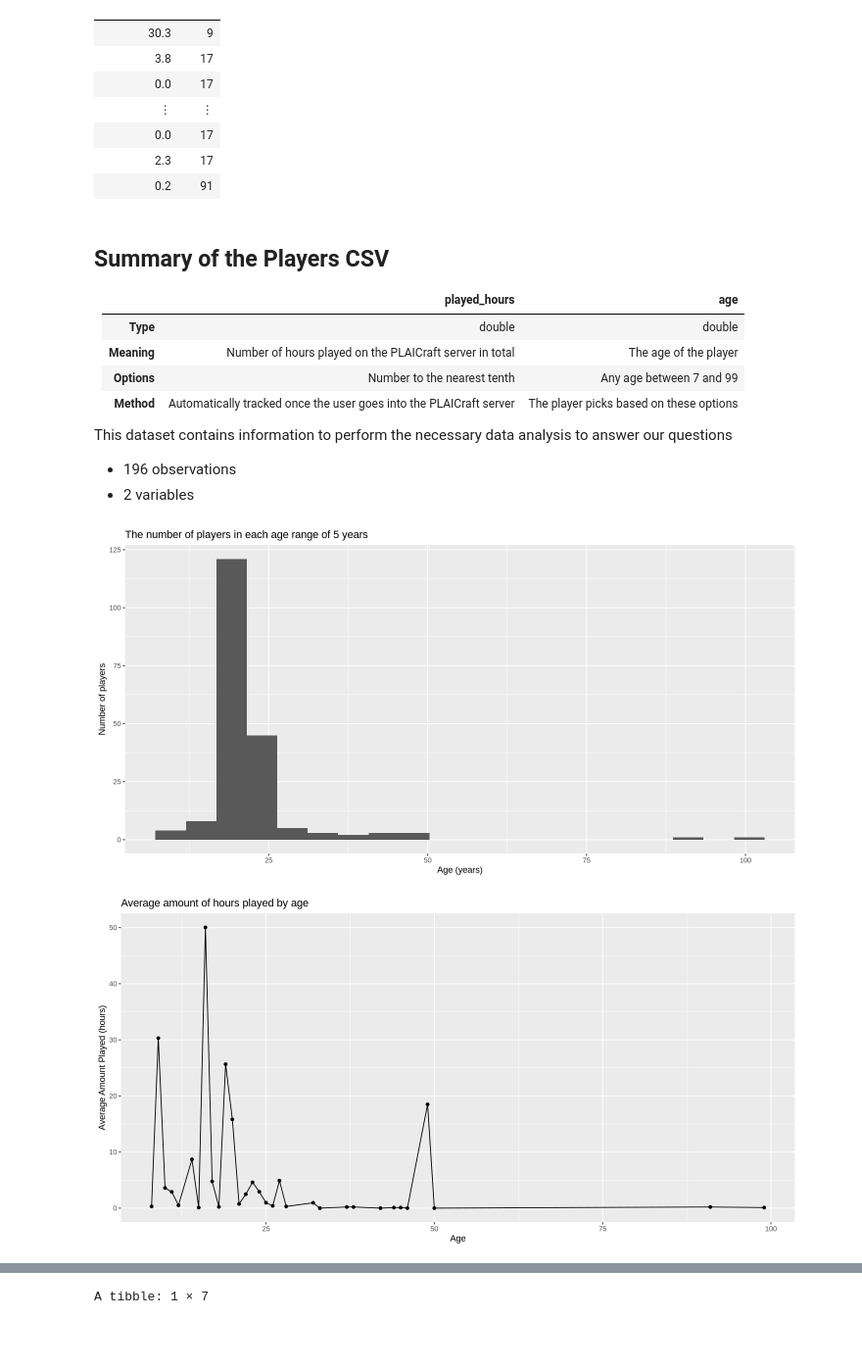
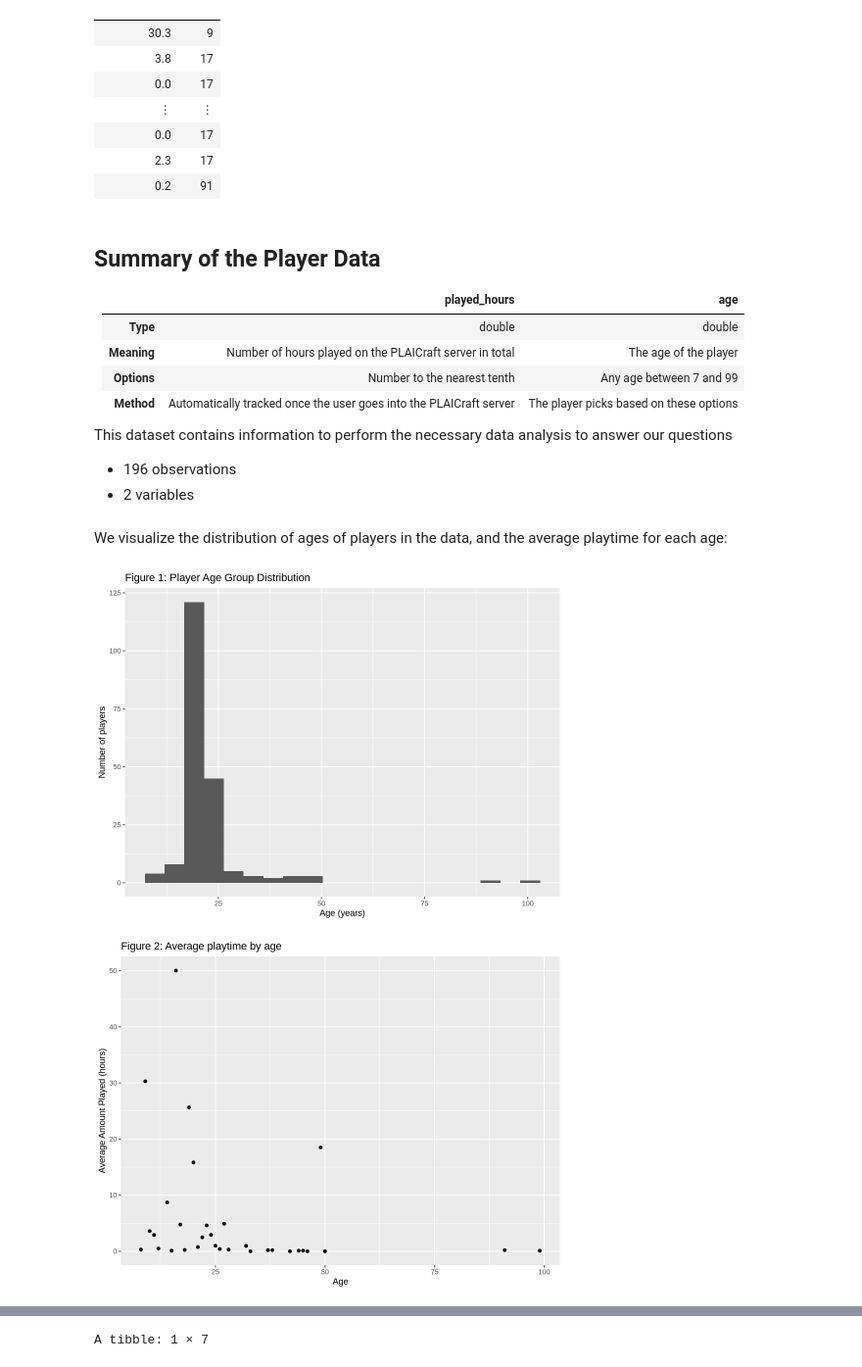
Before and after one commit to Jayden-Yee/Group-Project-Final, a Jupyter notebook: Final group project.ipynb, the cells around one changed output, grey strips where cells are left out. Shown at 98% size. Drawn from its saved outputs; the diff is of its cells as text; code cells hidden in the pictures; blank space fills up the shorter version.

```diff
--- a/Final group project.ipynb
+++ b/Final group project.ipynb
@@ -148,7 +118,7 @@ A tibble: 196 × 2
 | 2.3 | 17 |
 | 0.2 | 91 |
 # %% [markdown]
-## Summary of the Players CSV
+## Summary of the Player Data
 
 |          |played_hours | age |
 |:---------|:-------------|:----|
@@ -161,29 +131,32 @@ This dataset contains information to perform the necessary data analysis to answ
 
 - 196 observations
 - 2 variables
+# %% [markdown]
+We visualize the distribution of ages of players in the data, and the average playtime for each age:
 # %%
 ## Visualization of the dataset for exploratory data analysis
 
-options(repr.plot.width = 12, repr.plot.height = 6)
+options(repr.plot.width = 8, repr.plot.height = 6)
 
 age_histo <- players |>
     ggplot(aes(x = age)) +
     geom_histogram(bins = 20) +
     labs(x = "Age (years)",
         y = "Number of players",
-        title = "The number of players in each age range of 5 years")
+        title = "Figure 1: Player Age Group Distribution")
 
 age_histo
 
 age_hours_plot <- players |>
                 group_by(age) |>
                 summarize(avg_hours = mean(played_hours)) |>
                 ggplot(aes(x = age, y = avg_hours)) +
                 geom_point() +
-                geom_line() +
-                labs(x = "Age", y = "Average Amount Played (hours)") +
-                ggtitle("Average amount of hours played by age")
+                labs(x = "Age",
+                     y = "Average Amount Played (hours)",
+                     title = "Figure 2: Average playtime by age")
+
 age_hours_plot
 # %% [output]
-[figure, old version]
+[figure, new version]
-[figure, old version]
+[figure, new version]
```
Also changed, not shown: parts of 13 cells of this notebook.
